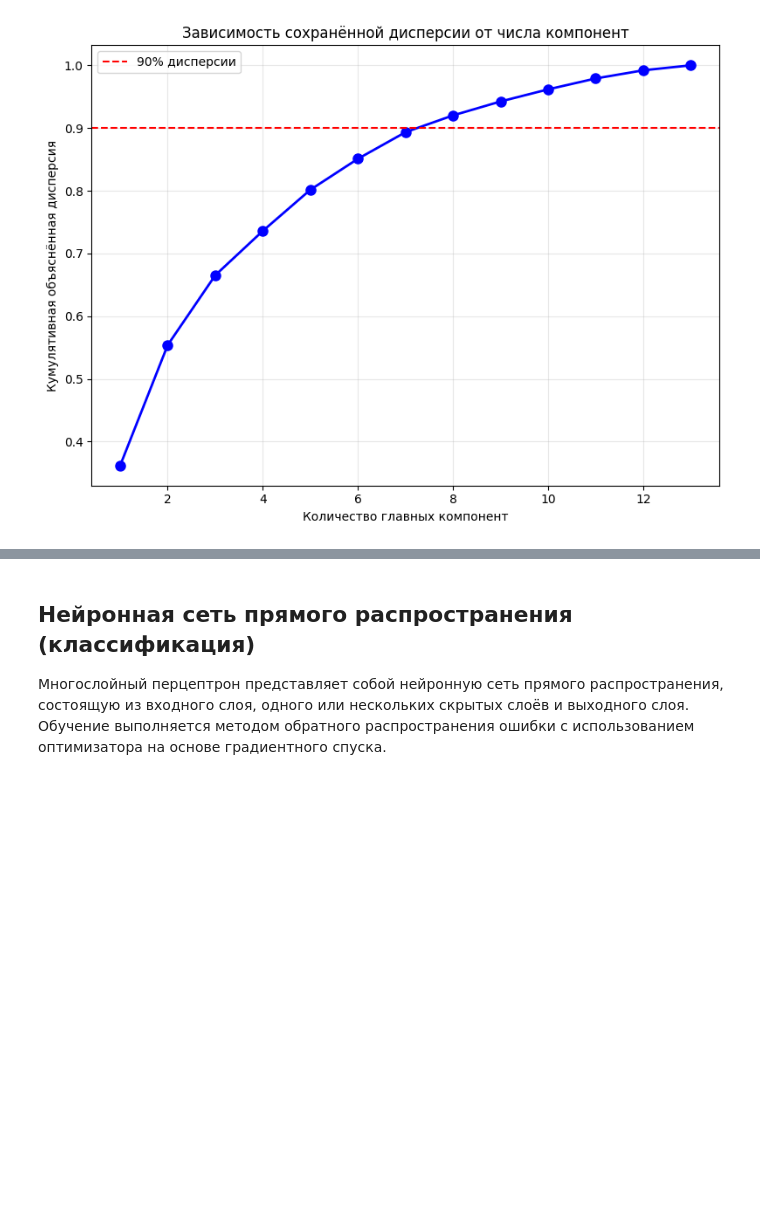
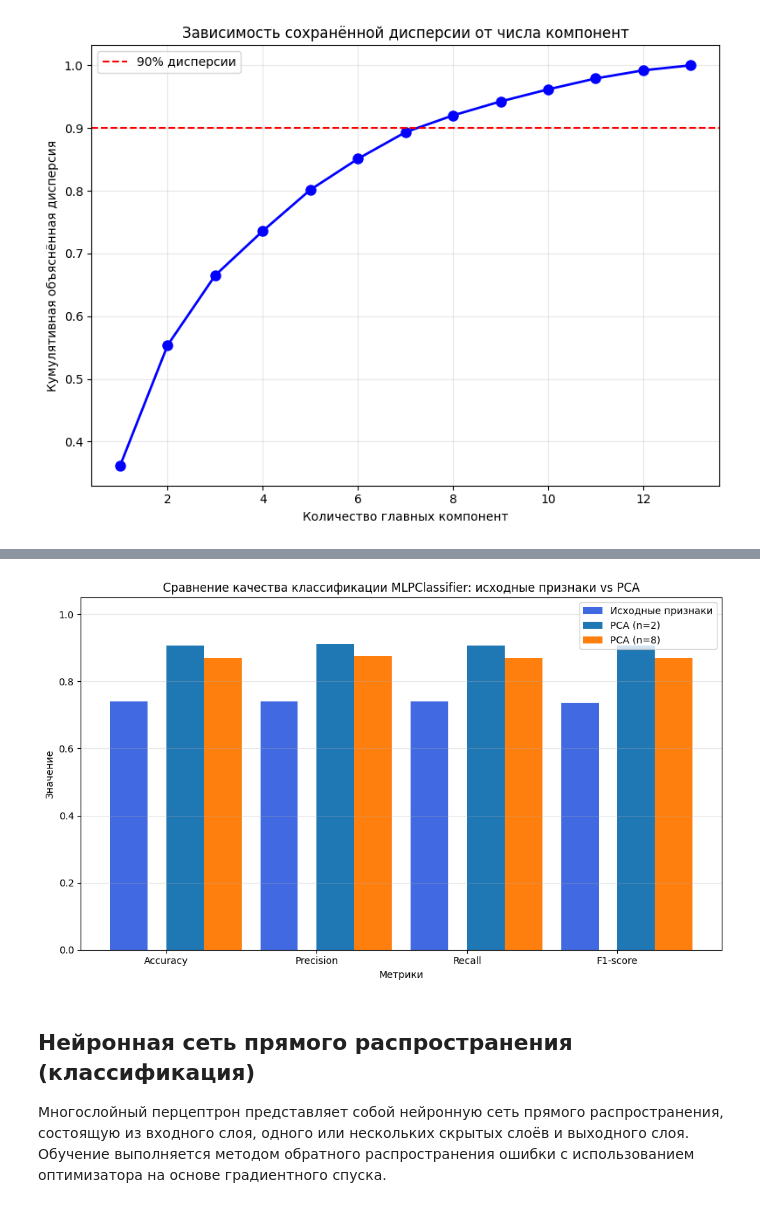
Before and after one commit to tatyanakrivonogova/machine-learning-methods, a Jupyter notebook: Блок_4.ipynb, the cells around one changed output, grey strips where cells are left out. Drawn from its saved outputs; the diff is of its cells as text; code cells hidden in the pictures; blank space fills up the shorter version.

Commit message:
Add comparing MLPClassificator for original data and after PCA

```diff
--- a/Блок_4.ipynb
+++ b/Блок_4.ipynb
@@ -111,3 +111,76 @@ plt.show()
 # %% [output]
 [figure]
 [figure]
+# %%
+from sklearn.model_selection import train_test_split
+from sklearn.neural_network import MLPClassifier
+from sklearn.metrics import accuracy_score, precision_score, recall_score, f1_score, classification_report
+
+X_train, X_test, y_train, y_test = train_test_split(
+    X, y, test_size=0.3, random_state=42, stratify=y
+)
+
+scaler = StandardScaler()
+X_train_scaled = scaler.fit_transform(X_train)
+X_test_scaled = scaler.transform(X_test)
+
+def evaluate_mlp(X_train_data, X_test_data, y_train_data, y_test_data, description):
+    mlp = MLPClassifier(hidden_layer_sizes=(50,), max_iter=1000, random_state=42, early_stopping=True)
+    mlp.fit(X_train_data, y_train_data)
+    y_pred = mlp.predict(X_test_data)
+
+    acc = accuracy_score(y_test_data, y_pred)
+    prec = precision_score(y_test_data, y_pred, average='weighted')
+    rec = recall_score(y_test_data, y_pred, average='weighted')
+    f1 = f1_score(y_test_data, y_pred, average='weighted')
+
+    print(f"\n{description}")
+    print(f"Accuracy:  {acc:.4f}")
+    print(f"Precision: {prec:.4f}")
+    print(f"Recall:    {rec:.4f}")
+    print(f"F1-score:  {f1:.4f}")
+    print(classification_report(y_test_data, y_pred, target_names=target_names))
+
+    return acc, prec, rec, f1
+
+# Оценка на исходных (масштабированных) признаках
+orig_metrics = evaluate_mlp(X_train_scaled, X_test_scaled, y_train, y_test,
+                            "Исходные признаки")
+
+# Оценка для двух вариантов: 2 компоненты и оптимальное для 90% дисперсии - 8 компонент
+components_list = [2, 8]
+results = {}
+
+for n_comp in components_list:
+    pca = PCA(n_components=n_comp)
+    X_train_pca = pca.fit_transform(X_train_scaled)
+    X_test_pca = pca.transform(X_test_scaled)
+
+    explained_var = pca.explained_variance_ratio_.sum()
+    metrics = evaluate_mlp(X_train_pca, X_test_pca, y_train, y_test,
+                           f"PCA (n_components={n_comp}, объяснённая дисперсия={explained_var:.3f})")
+    results[n_comp] = {'metrics': metrics, 'explained_var': explained_var}
+
+metrics_names = ['Accuracy', 'Precision', 'Recall', 'F1-score']
+orig_vals = orig_metrics
+x = np.arange(len(metrics_names))
+width = 0.25
+
+plt.figure(figsize=(10, 6))
+plt.bar(x - width, orig_vals, width, label='Исходные признаки', color='royalblue')
+
+for i, (n_comp, data) in enumerate(results.items()):
+    comp_vals = data['metrics']
+    offset = (i + 1) * width - width/2
+    plt.bar(x + offset, comp_vals, width, label=f'PCA (n={n_comp})')
+
+plt.xlabel('Метрики')
+plt.ylabel('Значение')
+plt.title('Сравнение качества классификации MLPClassifier: исходные признаки vs PCA')
+plt.xticks(x, metrics_names)
+plt.ylim(0, 1.05)
+plt.legend()
+plt.grid(axis='y', alpha=0.3)
+plt.tight_layout()
+plt.show()
+# %% [output]
@@ -114,3 +204,4 @@ plt.show()
+[figure, added]
 # %% [markdown]
 ## Нейронная сеть прямого распространения (классификация)
 Многослойный перцептрон представляет собой нейронную сеть прямого распространения, состоящую из входного слоя, одного или нескольких скрытых слоёв и выходного слоя. Обучение выполняется методом обратного распространения ошибки с использованием оптимизатора на основе градиентного спуска.
```
Also changed, not shown: parts of 2 cells of this notebook.
